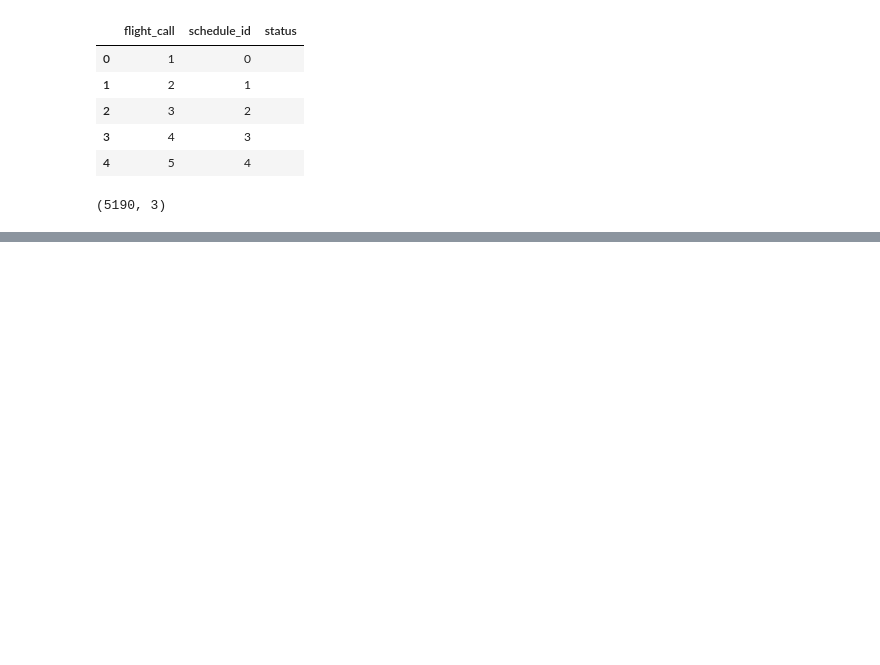
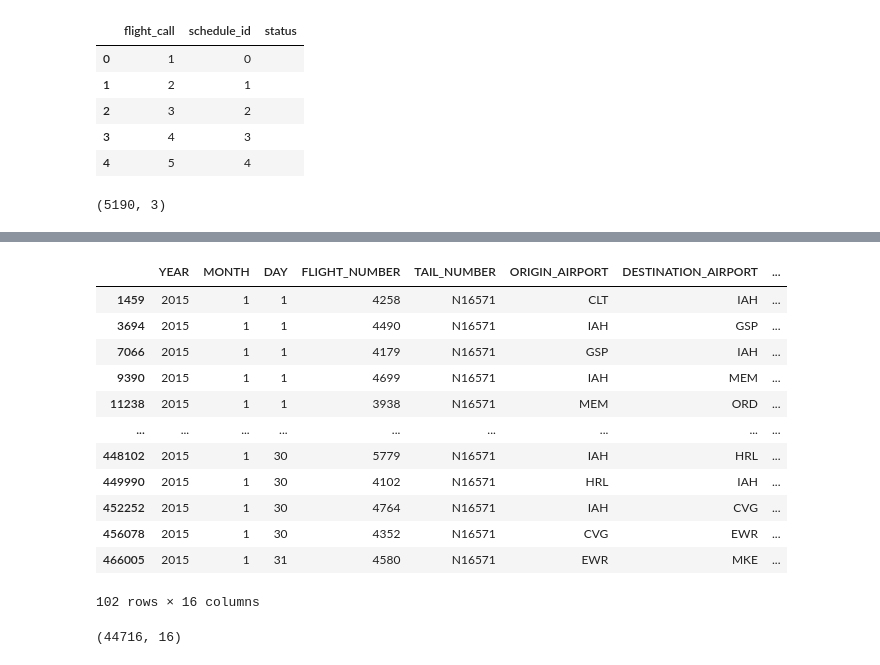
Before and after one commit to noviljohnson/FT_SQL, a Jupyter notebook: Airline_reservation/schedulie_airline.ipynb, the cells around one changed output, grey strips where cells are left out. Cells and saved outputs as stored; diff of their text form; code cells hidden in the pictures; blank space fills up the shorter version.

Commit message:
airline data prep

```diff
--- a/Airline_reservation/schedulie_airline.ipynb
+++ b/Airline_reservation/schedulie_airline.ipynb
@@ -38,3 +38,6 @@ flight_tbl.shape
 (5190, 3)
 # %%
 for i in range(1,24):
+# %%
+flights = pd.read_csv("C:/Users/miles.MILE-BL-4766-LA.000/Documents/FT/airline_data/flights_master.csv")
+flights.head()
@@ -40,0 +52,5 @@ for i in range(1,24):
+# %%
+# airline_data=flights[(flights[['AIRLINE','MONTH']]==['EV',1])]
+airline_data=flights[(flights['AIRLINE']=='EV') & (flights['MONTH'] == 1)]
+
+airline_data.head()
@@ -40,0 +81,5 @@ for i in range(1,24):
+# %%
+airline_data = airline_data[['YEAR', 'MONTH', 'DAY','FLIGHT_NUMBER','TAIL_NUMBER',
+        'ORIGIN_AIRPORT', 'DESTINATION_AIRPORT', 'DEPARTURE_TIME', 'ARRIVAL_TIME','AIRLINE','DISTANCE',
+       'SCHEDULED_DEPARTURE','SCHEDULED_TIME', 'AIR_TIME', 'SCHEDULED_ARRIVAL', 'CANCELLED']].dropna()
+airline_data.head()
@@ -40,0 +129,21 @@ for i in range(1,24):
+# %%
+airline_data[airline_data['TAIL_NUMBER']=='N16571']#['FLIGHT_NUMBER'].value_counts()
+# %% [output]
+|  | YEAR | MONTH | DAY | FLIGHT_NUMBER | TAIL_NUMBER | ORIGIN_AIRPORT | DESTINATION_AIRPORT | ... |
+| 1459 | 2015 | 1 | 1 | 4258 | N16571 | CLT | IAH | ... |
+| 3694 | 2015 | 1 | 1 | 4490 | N16571 | IAH | GSP | ... |
+| 7066 | 2015 | 1 | 1 | 4179 | N16571 | GSP | IAH | ... |
+| 9390 | 2015 | 1 | 1 | 4699 | N16571 | IAH | MEM | ... |
+| 11238 | 2015 | 1 | 1 | 3938 | N16571 | MEM | ORD | ... |
+| ... | ... | ... | ... | ... | ... | ... | ... | ... |
+| 448102 | 2015 | 1 | 30 | 5779 | N16571 | IAH | HRL | ... |
+| 449990 | 2015 | 1 | 30 | 4102 | N16571 | HRL | IAH | ... |
+| 452252 | 2015 | 1 | 30 | 4764 | N16571 | IAH | CVG | ... |
+| 456078 | 2015 | 1 | 30 | 4352 | N16571 | CVG | EWR | ... |
+| 466005 | 2015 | 1 | 31 | 4580 | N16571 | EWR | MKE | ... |
+102 rows × 16 columns
+# %%
+all_flights = airline_data[airline_data['TAIL_NUMBER'].isin(tail_nums)].dropna()#['DAY'].value_counts()
+all_flights.shape
+# %% [output]
+(44716, 16)
```
Also changed, not shown: parts of 69 cells of this notebook, 2 other files.
